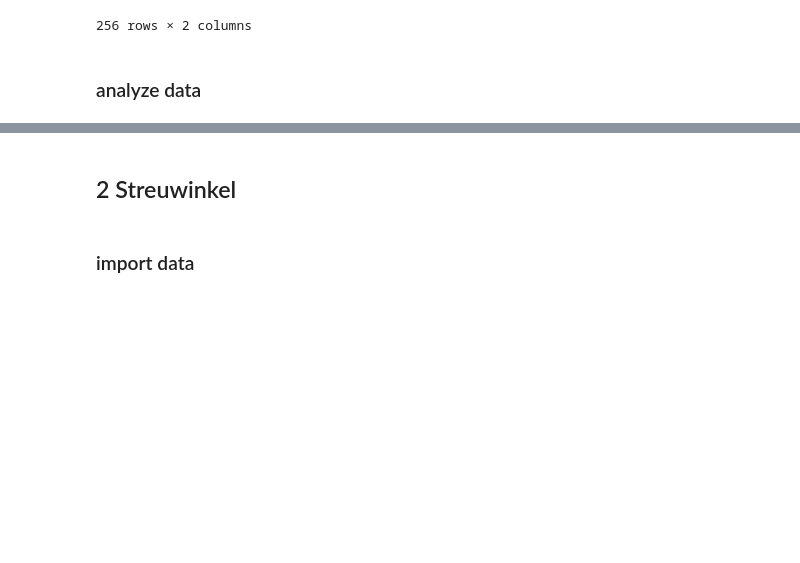
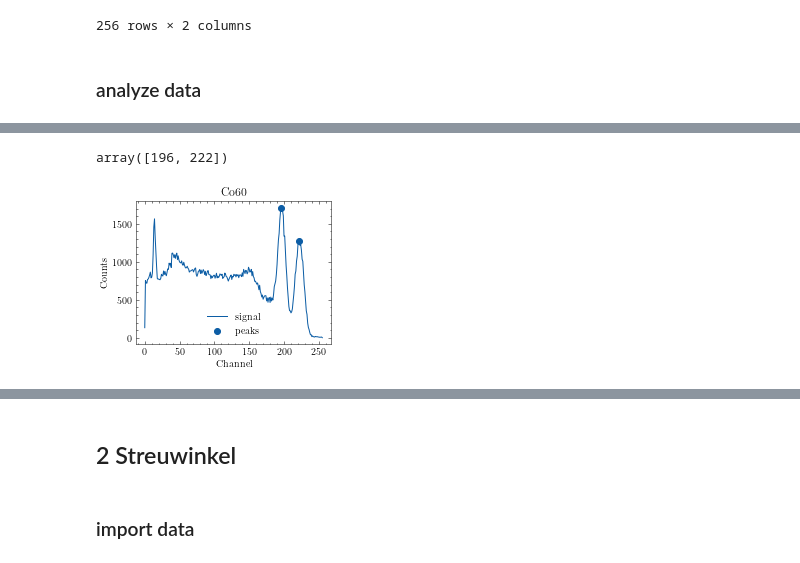
Before and after one commit to emhl/FP1, a Jupyter notebook: Compton.ipynb, the cells around one changed output, grey strips where cells are left out. Drawn from its saved outputs; the diff is of its cells as text; code cells hidden in the pictures; blank space fills up the shorter version.

```diff
--- a/Compton.ipynb
+++ b/Compton.ipynb
@@ -86,0 +90,16 @@ plt.yscale('log')
+# %%
+x,y= co60_kalib['channel'], co60_kalib['counts']
+plt.plot(x,y,label='signal')
+
+c60_peaks, _= sig.find_peaks(y, height=1200, distance=20,width=10)
+plt.scatter(x[c60_peaks],y[c60_peaks], label='peaks')
+
+plt.title('Co60')
+plt.xlabel('Channel')
+plt.ylabel('Counts')
+plt.legend()
+
+c60_peaks
+# %% [output]
+array([196, 222])
+[figure, added]
```
Also changed, not shown: parts of 13 cells of this notebook.
